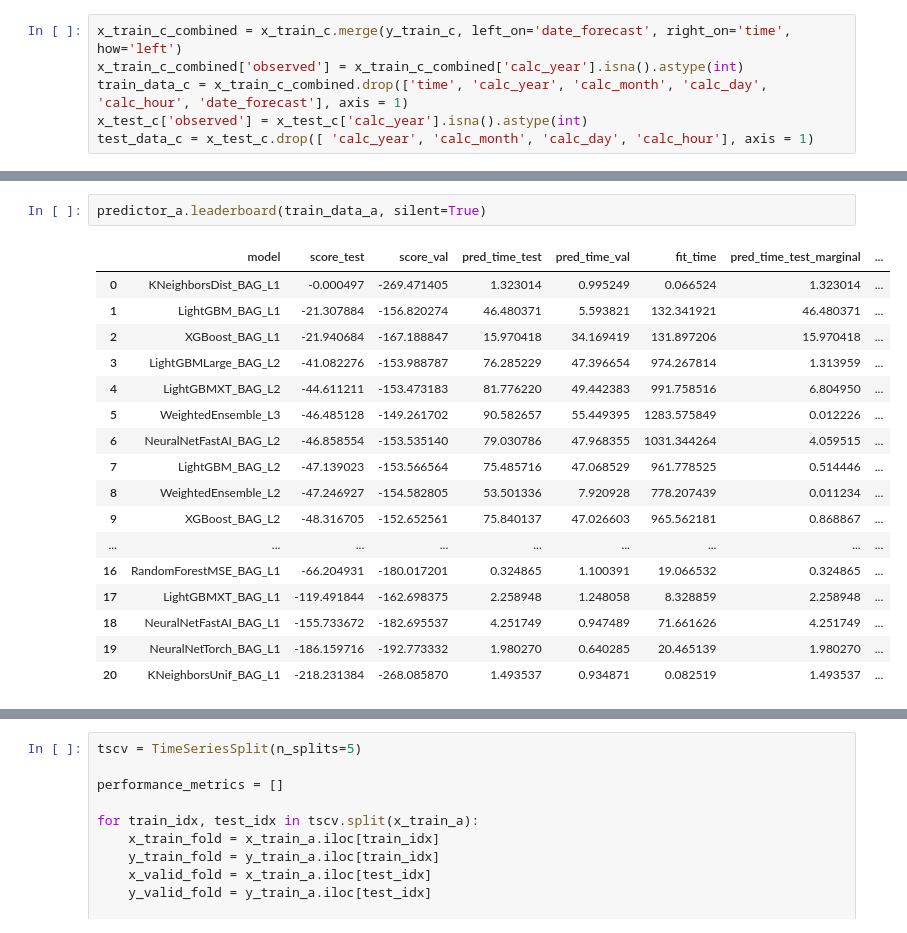
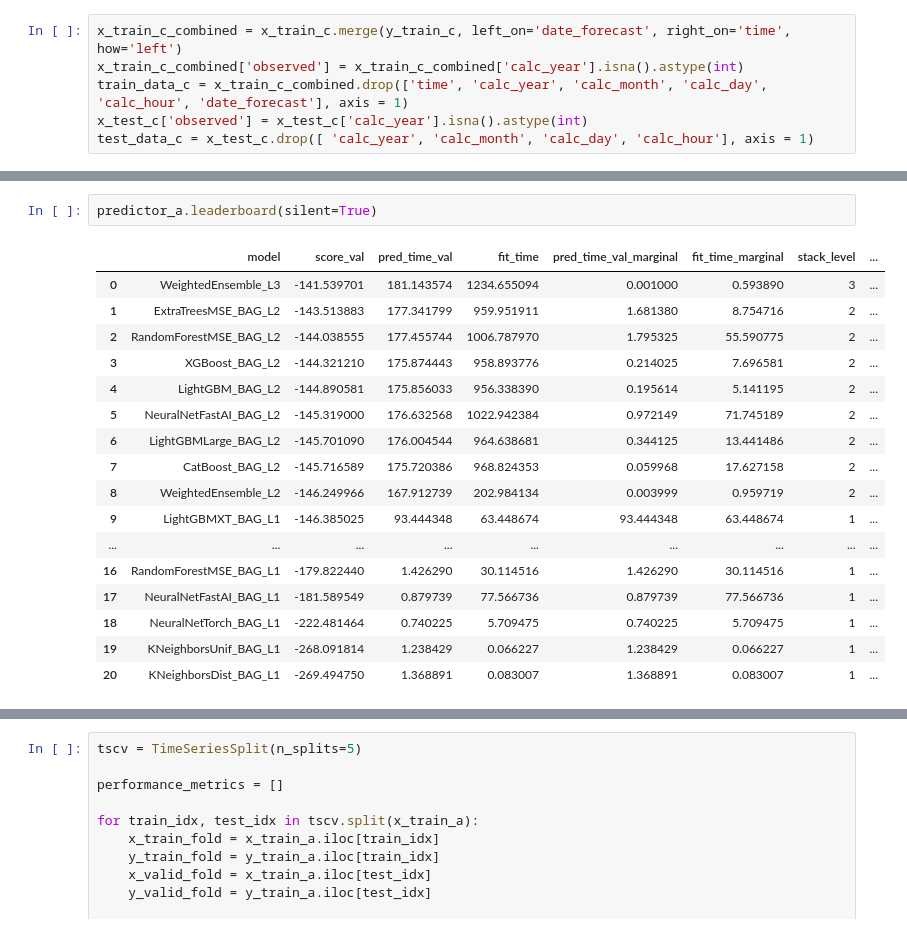
Before and after one commit to henningolweus/MLprosjekt, a Jupyter notebook: data/autogluon.ipynb, the cells around one changed output, grey strips where cells are left out. Drawn from its saved outputs; the diff is of its cells as text.

```diff
--- a/data/autogluon.ipynb
+++ b/data/autogluon.ipynb
@@ -177,21 +143,21 @@ TabularPredictor saved. To load, use: predictor = TabularPredictor.load("Autoglu
 # %%
-predictor_a.leaderboard(train_data_a, silent=True)
+predictor_a.leaderboard(silent=True)
 # %% [output]
-|  | model | score_test | score_val | pred_time_test | pred_time_val | fit_time | pred_time_test_marginal | ... |
-| 0 | KNeighborsDist_BAG_L1 | -0.000497 | -269.471405 | 1.323014 | 0.995249 | 0.066524 | 1.323014 | ... |
-| 1 | LightGBM_BAG_L1 | -21.307884 | -156.820274 | 46.480371 | 5.593821 | 132.341921 | 46.480371 | ... |
-| 2 | XGBoost_BAG_L1 | -21.940684 | -167.188847 | 15.970418 | 34.169419 | 131.897206 | 15.970418 | ... |
-| 3 | LightGBMLarge_BAG_L2 | -41.082276 | -153.988787 | 76.285229 | 47.396654 | 974.267814 | 1.313959 | ... |
-| 4 | LightGBMXT_BAG_L2 | -44.611211 | -153.473183 | 81.776220 | 49.442383 | 991.758516 | 6.804950 | ... |
-| 5 | WeightedEnsemble_L3 | -46.485128 | -149.261702 | 90.582657 | 55.449395 | 1283.575849 | 0.012226 | ... |
-| 6 | NeuralNetFastAI_BAG_L2 | -46.858554 | -153.535140 | 79.030786 | 47.968355 | 1031.344264 | 4.059515 | ... |
-| 7 | LightGBM_BAG_L2 | -47.139023 | -153.566564 | 75.485716 | 47.068529 | 961.778525 | 0.514446 | ... |
-| 8 | WeightedEnsemble_L2 | -47.246927 | -154.582805 | 53.501336 | 7.920928 | 778.207439 | 0.011234 | ... |
-| 9 | XGBoost_BAG_L2 | -48.316705 | -152.652561 | 75.840137 | 47.026603 | 965.562181 | 0.868867 | ... |
+|  | model | score_val | pred_time_val | fit_time | pred_time_val_marginal | fit_time_marginal | stack_level | ... |
+| 0 | WeightedEnsemble_L3 | -141.539701 | 181.143574 | 1234.655094 | 0.001000 | 0.593890 | 3 | ... |
+| 1 | ExtraTreesMSE_BAG_L2 | -143.513883 | 177.341799 | 959.951911 | 1.681380 | 8.754716 | 2 | ... |
+| 2 | RandomForestMSE_BAG_L2 | -144.038555 | 177.455744 | 1006.787970 | 1.795325 | 55.590775 | 2 | ... |
+| 3 | XGBoost_BAG_L2 | -144.321210 | 175.874443 | 958.893776 | 0.214025 | 7.696581 | 2 | ... |
+| 4 | LightGBM_BAG_L2 | -144.890581 | 175.856033 | 956.338390 | 0.195614 | 5.141195 | 2 | ... |
+| 5 | NeuralNetFastAI_BAG_L2 | -145.319000 | 176.632568 | 1022.942384 | 0.972149 | 71.745189 | 2 | ... |
+| 6 | LightGBMLarge_BAG_L2 | -145.701090 | 176.004544 | 964.638681 | 0.344125 | 13.441486 | 2 | ... |
+| 7 | CatBoost_BAG_L2 | -145.716589 | 175.720386 | 968.824353 | 0.059968 | 17.627158 | 2 | ... |
+| 8 | WeightedEnsemble_L2 | -146.249966 | 167.912739 | 202.984134 | 0.003999 | 0.959719 | 2 | ... |
+| 9 | LightGBMXT_BAG_L1 | -146.385025 | 93.444348 | 63.448674 | 93.444348 | 63.448674 | 1 | ... |
 | ... | ... | ... | ... | ... | ... | ... | ... | ... |
-| 16 | RandomForestMSE_BAG_L1 | -66.204931 | -180.017201 | 0.324865 | 1.100391 | 19.066532 | 0.324865 | ... |
-| 17 | LightGBMXT_BAG_L1 | -119.491844 | -162.698375 | 2.258948 | 1.248058 | 8.328859 | 2.258948 | ... |
-| 18 | NeuralNetFastAI_BAG_L1 | -155.733672 | -182.695537 | 4.251749 | 0.947489 | 71.661626 | 4.251749 | ... |
-| 19 | NeuralNetTorch_BAG_L1 | -186.159716 | -192.773332 | 1.980270 | 0.640285 | 20.465139 | 1.980270 | ... |
-| 20 | KNeighborsUnif_BAG_L1 | -218.231384 | -268.085870 | 1.493537 | 0.934871 | 0.082519 | 1.493537 | ... |
+| 16 | RandomForestMSE_BAG_L1 | -179.822440 | 1.426290 | 30.114516 | 1.426290 | 30.114516 | 1 | ... |
+| 17 | NeuralNetFastAI_BAG_L1 | -181.589549 | 0.879739 | 77.566736 | 0.879739 | 77.566736 | 1 | ... |
+| 18 | NeuralNetTorch_BAG_L1 | -222.481464 | 0.740225 | 5.709475 | 0.740225 | 5.709475 | 1 | ... |
+| 19 | KNeighborsUnif_BAG_L1 | -268.091814 | 1.238429 | 0.066227 | 1.238429 | 0.066227 | 1 | ... |
+| 20 | KNeighborsDist_BAG_L1 | -269.494750 | 1.368891 | 0.083007 | 1.368891 | 0.083007 | 1 | ... |
 # %%
```
Also changed, not shown: parts of 15 cells of this notebook, 4 other files.
